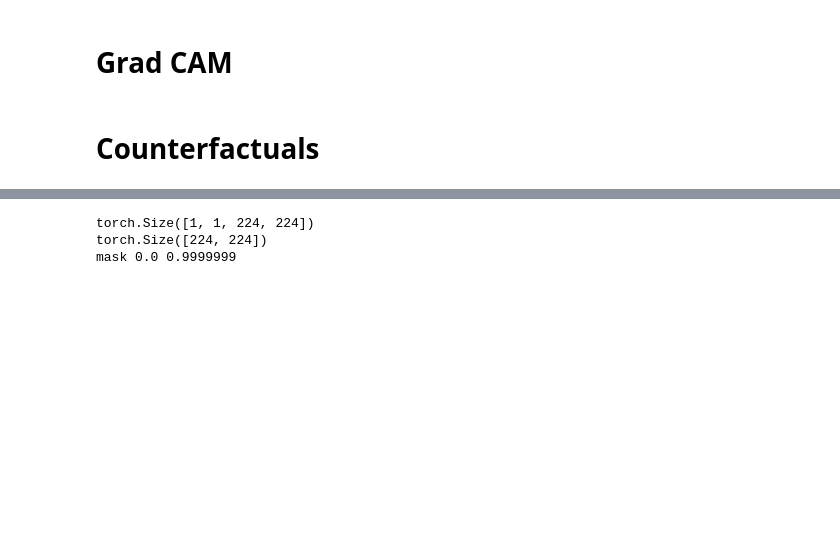
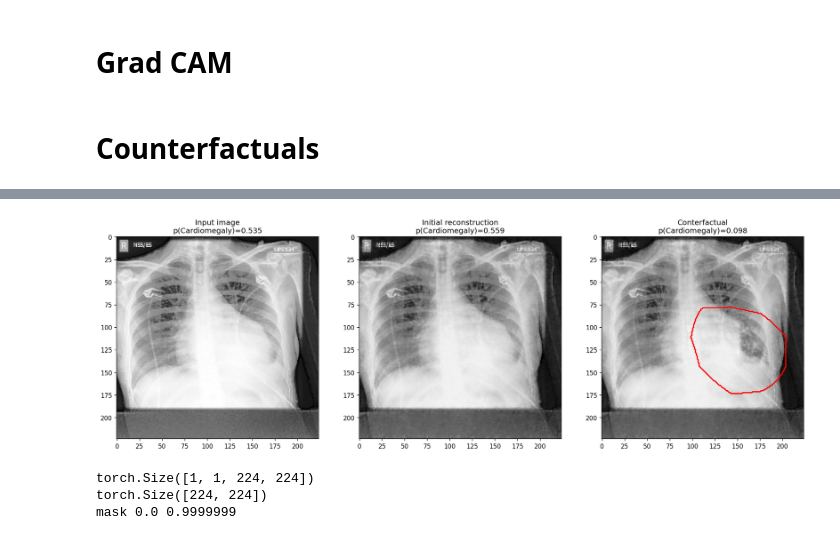
Before and after one commit to florianjuengermann/local-counterfactuals, a Jupyter notebook: XRV_Autoencoder.ipynb, the cells around one changed output, grey strips where cells are left out. Drawn from its saved outputs; the diff is of its cells as text; code cells hidden in the pictures; blank space fills up the shorter version.

```diff
--- a/XRV_Autoencoder.ipynb
+++ b/XRV_Autoencoder.ipynb
@@ -328,10 +328,10 @@ def get_saliency(img):
 # Counterfactuals
 # %%
 saliency_threshold = 0.5
-mask_weight = 1e6 # this much more penalty for changes outside of the mask
+mask_weight = 1e5 # this much more penalty for changes outside of the mask
 use_xrv=False
 
-def find_counterfactual(input_img, target_labels, target_weight=1e4):
+def find_counterfactual(input_img, target_labels, target_weight=1e3):
     mask = torch.tensor(get_saliency(input_img))
 
     mask_th = (mask > saliency_threshold).float()
@@ -345,8 +345,8 @@ def find_counterfactual(input_img, target_labels, target_weight=1e4):
 
     # optimize z
     z = z_init.clone().detach().requires_grad_(True)
-    optimizer = torch.optim.Adam([z], lr=0.03)
-    for i in range(300):
+    optimizer = torch.optim.Adam([z], lr=0.1)
+    for i in range(200):
         optimizer.zero_grad()
         if use_xrv:
             img_r = ae_xrv.decode(z)
@@ -355,11 +355,11 @@ def find_counterfactual(input_img, target_labels, target_weight=1e4):
 
         img_sq_diff = ((img_r - img_r_init)**2)[0, 0]
         # mask 1 -> penalty 1, mask 0 -> penalty mask_weight
-        weighted_diff = img_sq_diff * (mask_weight * (1 - mask_th) + mask_th*0)
-        loss_reconstruction = torch.mean(weighted_diff)*1e3
+        weighted_diff = img_sq_diff * (mask_weight * (1 - mask_th) + mask_th)
+        loss_reconstruction = torch.mean(weighted_diff)
         classification_label = classifier(img_r)
         # print(f"Classification label: {classification_label} | Target label: {target_labels}")
-        loss_classification = F.mse_loss(classification_label, target_labels)*target_weight*1e3
+        loss_classification = F.mse_loss(classification_label, target_labels)*target_weight
         loss = loss_reconstruction + loss_classification
 
         if i == 0 or (i+1) % 10 == 0:
@@ -382,9 +382,9 @@ input_img_raw = skimage.io.imread(img_path)
 input_img = norm_01(normalize_img(input_img_raw))
 
 if use_xrv:
-    reconstructed_img = ae_xrv.decode(ae_xrv.encode(img_01))
+    reconstructed_img = ae_xrv.decode(ae_xrv.encode(input_img))
 else:
-    reconstructed_img = ae.decode(*ae.encode(img_01))
+    reconstructed_img = ae.decode(*ae.encode(input_img))
 
 input_labels = classifier(input_img)
 reconstructed_labels = classifier(reconstructed_img)
@@ -416,7 +416,7 @@ p_input = input_labels[0, feature_index]
 p_rec = reconstructed_labels[0, feature_index]
 p_cf = counterfactual_labels[0, feature_index]
 
-fig, ax = plt.subplots(1,3, figsize=(20,10))
+fig, ax = plt.subplots(1,3, figsize=(20,10), dpi=120)
 #ax[0].imshow(input_img_raw, cmap='Greys_r');    ax[0].set_title("Input image");
 ax[0].imshow(input_img[0][0], cmap='Greys_r');  ax[0].set_title(f"Input image\np({diseases[feature_index]})={p_input:.3f}");
 ax[1].imshow(img_r_init[0][0], cmap='Greys_r'); ax[1].set_title(f"Initial reconstruction\np({diseases[feature_index]})={p_rec:.3f}");
@@ -443,3 +443,4 @@ Changing label 0 from 0.5353103280067444 to 0.0
+[figure, added]
 # %%
 
 def show_saliency(img, mask):
```
Also changed, not shown: parts of 1 cell of this notebook.
